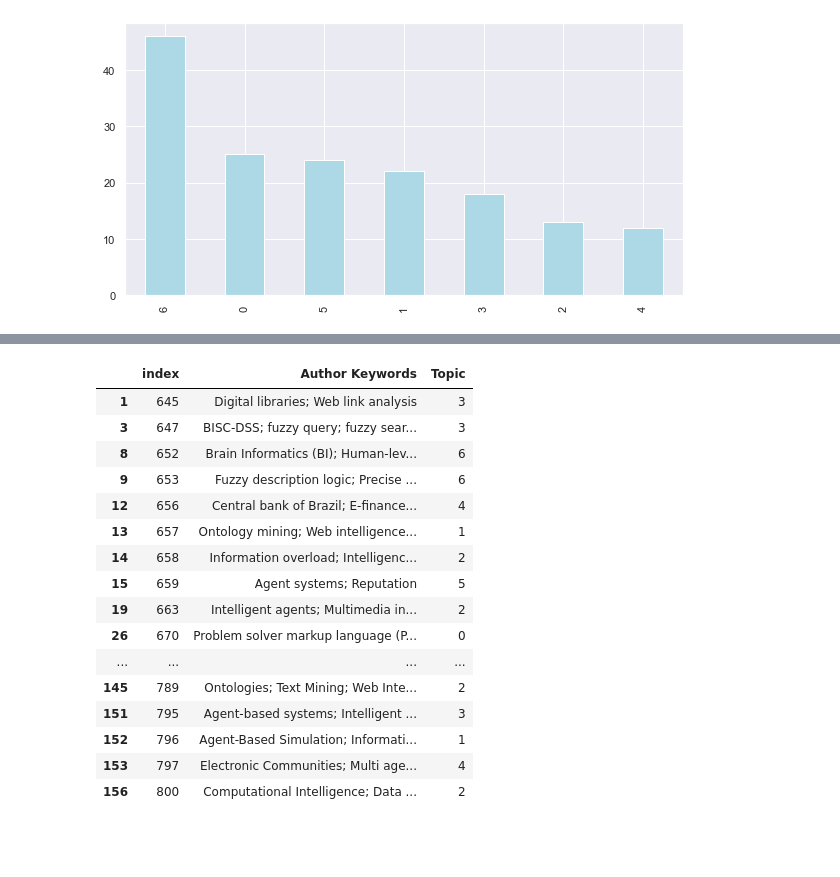
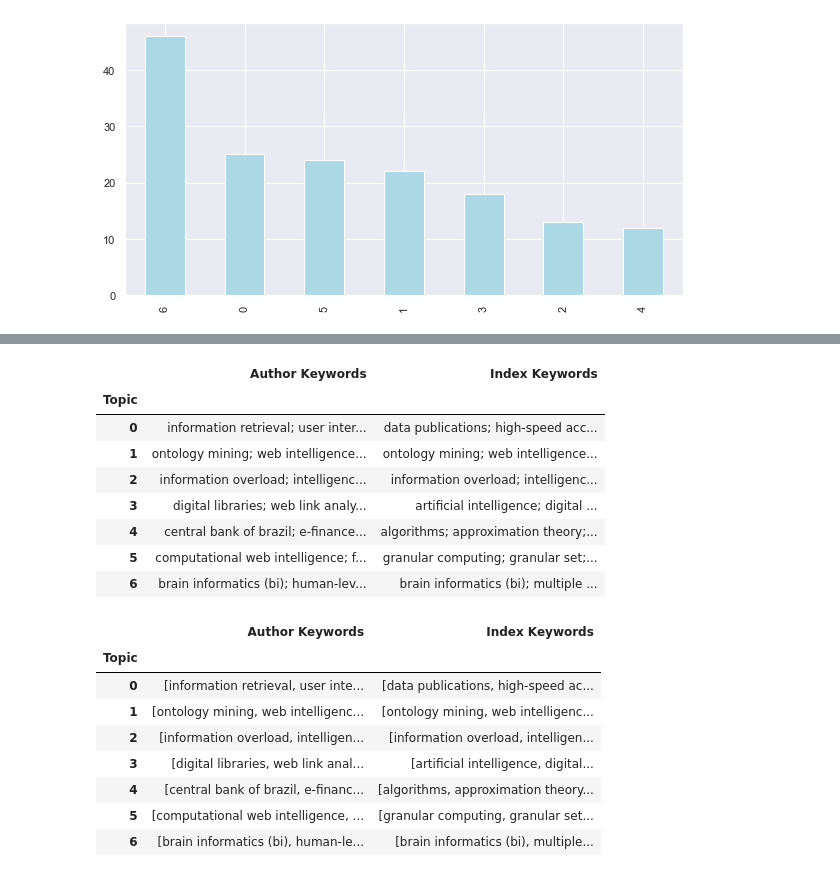
Before and after one commit to MaksOpp/web-intelligence-project, a Jupyter notebook: EDAandLDA.ipynb, the cells around one changed output, grey strips where cells are left out. Cells and saved outputs as stored; diff of their text form; code cells hidden in the pictures; blank space fills up the shorter version.

```diff
--- a/EDAandLDA.ipynb
+++ b/EDAandLDA.ipynb
@@ -512,22 +516,21 @@ See the caveats in the documentation: https://pandas.pydata.org/pandas-docs/stab
 #print(keywords)
 
 keywords = keywords.dropna()
-keywords[keywords['Topic']!=10]
+keywords = keywords[keywords['Topic']!=10]
-# %% [output]
-|  | index | Author Keywords | Topic |
-| 1 | 645 | Digital libraries; Web link analysis | 3 |
-| 3 | 647 | BISC-DSS; fuzzy query; fuzzy sear... | 3 |
-| 8 | 652 | Brain Informatics (BI); Human-lev... | 6 |
-| 9 | 653 | Fuzzy description logic; Precise ... | 6 |
-| 12 | 656 | Central bank of Brazil; E-finance... | 4 |
-| 13 | 657 | Ontology mining; Web intelligence... | 1 |
-| 14 | 658 | Information overload; Intelligenc... | 2 |
-| 15 | 659 | Agent systems; Reputation | 5 |
-| 19 | 663 | Intelligent agents; Multimedia in... | 2 |
-| 26 | 670 | Problem solver markup language (P... | 0 |
-| ... | ... | ... | ... |
-| 145 | 789 | Ontologies; Text Mining; Web Inte... | 2 |
-| 151 | 795 | Agent-based systems; Intelligent ... | 3 |
-| 152 | 796 | Agent-Based Simulation; Informati... | 1 |
-| 153 | 797 | Electronic Communities; Multi age... | 4 |
-| 156 | 800 | Computational Intelligence; Data ... | 2 |
+# %%
+keywords['Author Keywords'] = keywords['Author Keywords'].str.lower()
+keywords['Index Keywords'] = keywords['Index Keywords'].str.lower()
+# %%
+pd.set_option('display.max_colwidth', None)
+keywords = keywords.groupby('Topic')[['Author Keywords', 'Index Keywords']].sum()
+keywords
+# %% [output]
+|  | Author Keywords | Index Keywords |
+| Topic |  |  |
+| 0 | information retrieval; user inter... | data publications; high-speed acc... |
+| 1 | ontology mining; web intelligence... | ontology mining; web intelligence... |
+| 2 | information overload; intelligenc... | information overload; intelligenc... |
+| 3 | digital libraries; web link analy... | artificial intelligence; digital ... |
+| 4 | central bank of brazil; e-finance... | algorithms; approximation theory;... |
+| 5 | computational web intelligence; f... | granular computing; granular set;... |
+| 6 | brain informatics (bi); human-lev... | brain informatics (bi); multiple ... |
@@ -533,0 +541,12 @@ keywords[keywords['Topic']!=10]
+# %%
+keywords
+# %% [output]
+|  | Author Keywords | Index Keywords |
+| Topic |  |  |
+| 0 | [information retrieval, user inte... | [data publications, high-speed ac... |
+| 1 | [ontology mining, web intelligenc... | [ontology mining, web intelligenc... |
+| 2 | [information overload, intelligen... | [information overload, intelligen... |
+| 3 | [digital libraries, web link anal... | [artificial intelligence, digital... |
+| 4 | [central bank of brazil, e-financ... | [algorithms, approximation theory... |
+| 5 | [computational web intelligence, ... | [granular computing, granular set... |
+| 6 | [brain informatics (bi), human-le... | [brain informatics (bi), multiple... |
```
Also changed, not shown: parts of 14 cells of this notebook.
